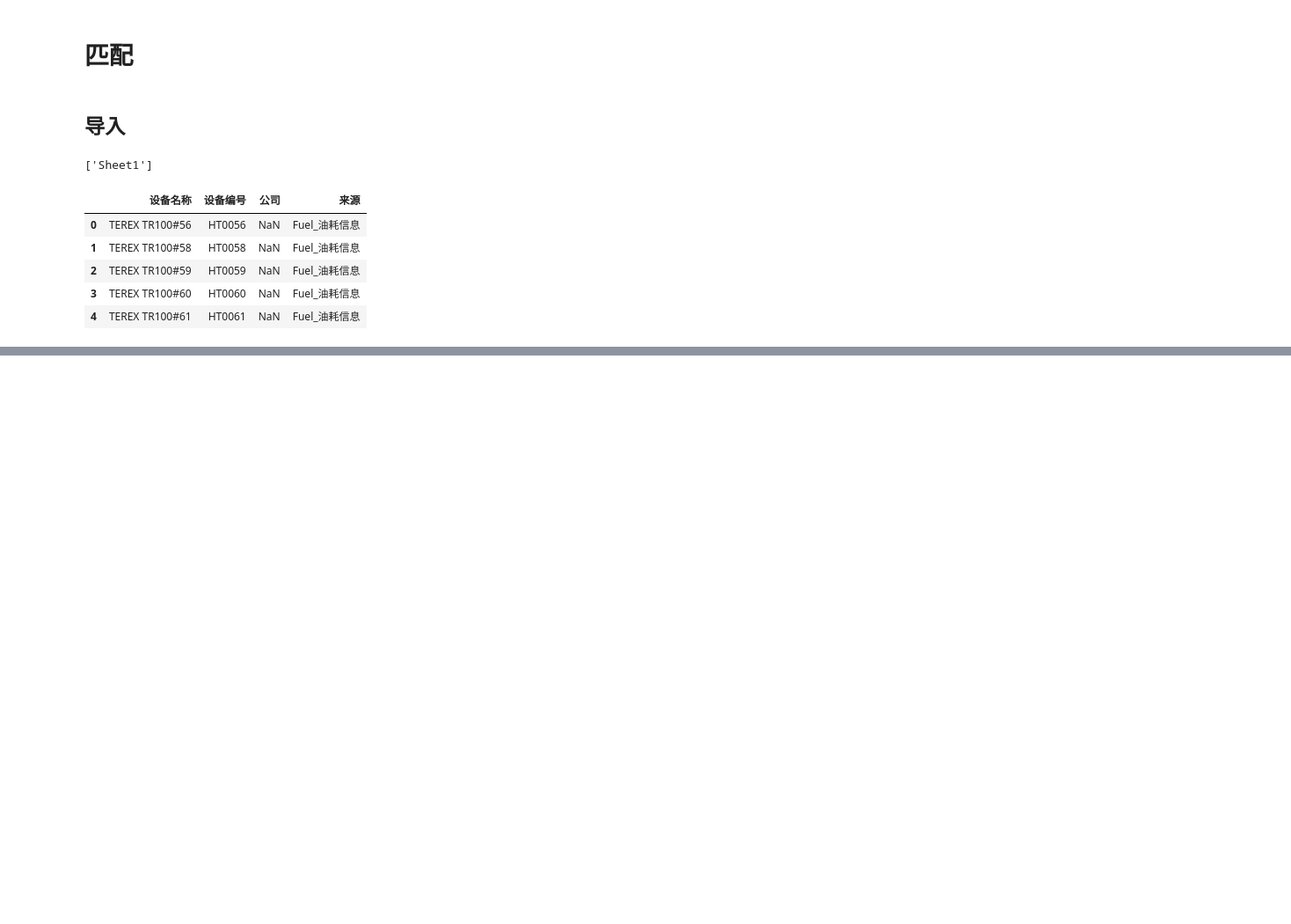
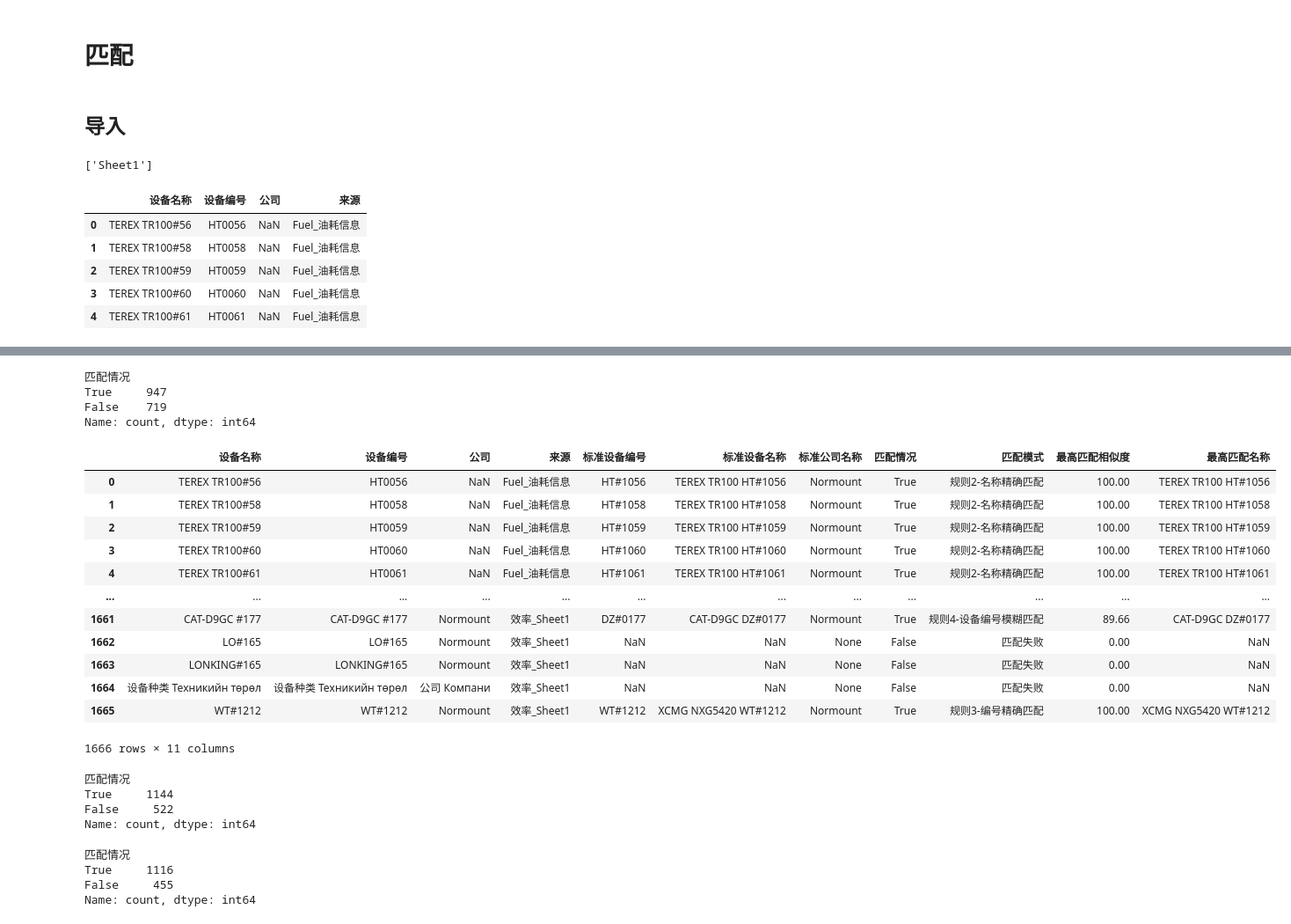
Before and after one commit to Kearney3/MiningProcessor, a Jupyter notebook: Notebook/Matching.ipynb, the cells around one changed output, grey strips where cells are left out. Shown at 88% size. Cells and saved outputs as stored; diff of their text form; code cells hidden in the pictures; blank space fills up the shorter version.

```diff
--- a/Notebook/Matching.ipynb
+++ b/Notebook/Matching.ipynb
@@ -329,5 +424,5 @@ table_to_match_df.head()
 # %%
 # import data
-table_to_match_fp = "Resources/设备名称匹配清单.xlsx"
-table_to_match = pd.ExcelFile(table_to_match_fp)
-print(table_to_match.sheet_names)
+match_table_fp = "Resources/设备名称表.xlsx"
+match_table = pd.ExcelFile(match_table_fp)
+print(match_table.sheet_names)
@@ -333,0 +431,3 @@ print(table_to_match.sheet_names)
+# %%
+match_table_df = pd.read_excel(match_table_fp, sheet_name=0)
+match_table_df.head()
@@ -333,0 +1031,3 @@ print(table_to_match.sheet_names)
+# %%
+result_df = match_devices(table_to_match_df, match_table_df, similarity_threshold=50)
+result_df
@@ -333,0 +1048,7 @@ print(table_to_match.sheet_names)
+# %%
+result_df["匹配情况"].value_counts()
+# %% [output]
+匹配情况
+True     947
+False    719
+Name: count, dtype: int64
@@ -333,0 +1206,34 @@ print(table_to_match.sheet_names)
+# %%
+# --- 3. 运行测试（你可以用你的DataFrame替换这里的测试数据） ---
+result_df = match_equipment(table_to_match_df, match_table_df,30)
+result_df
+# %% [output]
+|  | 设备名称 | 设备编号 | 公司 | 来源 | 标准设备编号 | 标准设备名称 | 标准公司名称 | 匹配情况 | 匹配模式 | 最高匹配相似度 | 最高匹配名称 |
+| 0 | TEREX TR100#56 | HT0056 | NaN | Fuel_油耗信息 | HT#1056 | TEREX TR100 HT#1056 | Normount | True | 规则2-名称精确匹配 | 100.00 | TEREX TR100 HT#1056 |
+| 1 | TEREX TR100#58 | HT0058 | NaN | Fuel_油耗信息 | HT#1058 | TEREX TR100 HT#1058 | Normount | True | 规则2-名称精确匹配 | 100.00 | TEREX TR100 HT#1058 |
+| 2 | TEREX TR100#59 | HT0059 | NaN | Fuel_油耗信息 | HT#1059 | TEREX TR100 HT#1059 | Normount | True | 规则2-名称精确匹配 | 100.00 | TEREX TR100 HT#1059 |
+| 3 | TEREX TR100#60 | HT0060 | NaN | Fuel_油耗信息 | HT#1060 | TEREX TR100 HT#1060 | Normount | True | 规则2-名称精确匹配 | 100.00 | TEREX TR100 HT#1060 |
+| 4 | TEREX TR100#61 | HT0061 | NaN | Fuel_油耗信息 | HT#1061 | TEREX TR100 HT#1061 | Normount | True | 规则2-名称精确匹配 | 100.00 | TEREX TR100 HT#1061 |
+| ... | ... | ... | ... | ... | ... | ... | ... | ... | ... | ... | ... |
+| 1661 | CAT-D9GC #177 | CAT-D9GC #177 | Normount | 效率_Sheet1 | DZ#0177 | CAT-D9GC DZ#0177 | Normount | True | 规则4-设备编号模糊匹配 | 89.66 | CAT-D9GC DZ#0177 |
+| 1662 | LO#165 | LO#165 | Normount | 效率_Sheet1 | NaN | NaN | None | False | 匹配失败 | 0.00 | NaN |
+| 1663 | LONKING#165 | LONKING#165 | Normount | 效率_Sheet1 | NaN | NaN | None | False | 匹配失败 | 0.00 | NaN |
+| 1664 | 设备种类 Техникийн төрөл | 设备种类 Техникийн төрөл | 公司 Компани | 效率_Sheet1 | NaN | NaN | None | False | 匹配失败 | 0.00 | NaN |
+| 1665 | WT#1212 | WT#1212 | Normount | 效率_Sheet1 | WT#1212 | XCMG NXG5420 WT#1212 | Normount | True | 规则3-编号精确匹配 | 100.00 | XCMG NXG5420 WT#1212 |
+1666 rows × 11 columns
+# %%
+result_df["匹配情况"].value_counts()
+# %% [output]
+匹配情况
+True     1144
+False     522
+Name: count, dtype: int64
+# %%
+# 过滤掉“设备名称”为纯数字的行
+result_df = result_df[~result_df['设备名称'].str.match(r'^\d+$')]
+result_df["匹配情况"].value_counts()
+# %% [output]
+匹配情况
+True     1116
+False     455
+Name: count, dtype: int64
```
Also changed, not shown: parts of 27 cells of this notebook, 3 other files.
